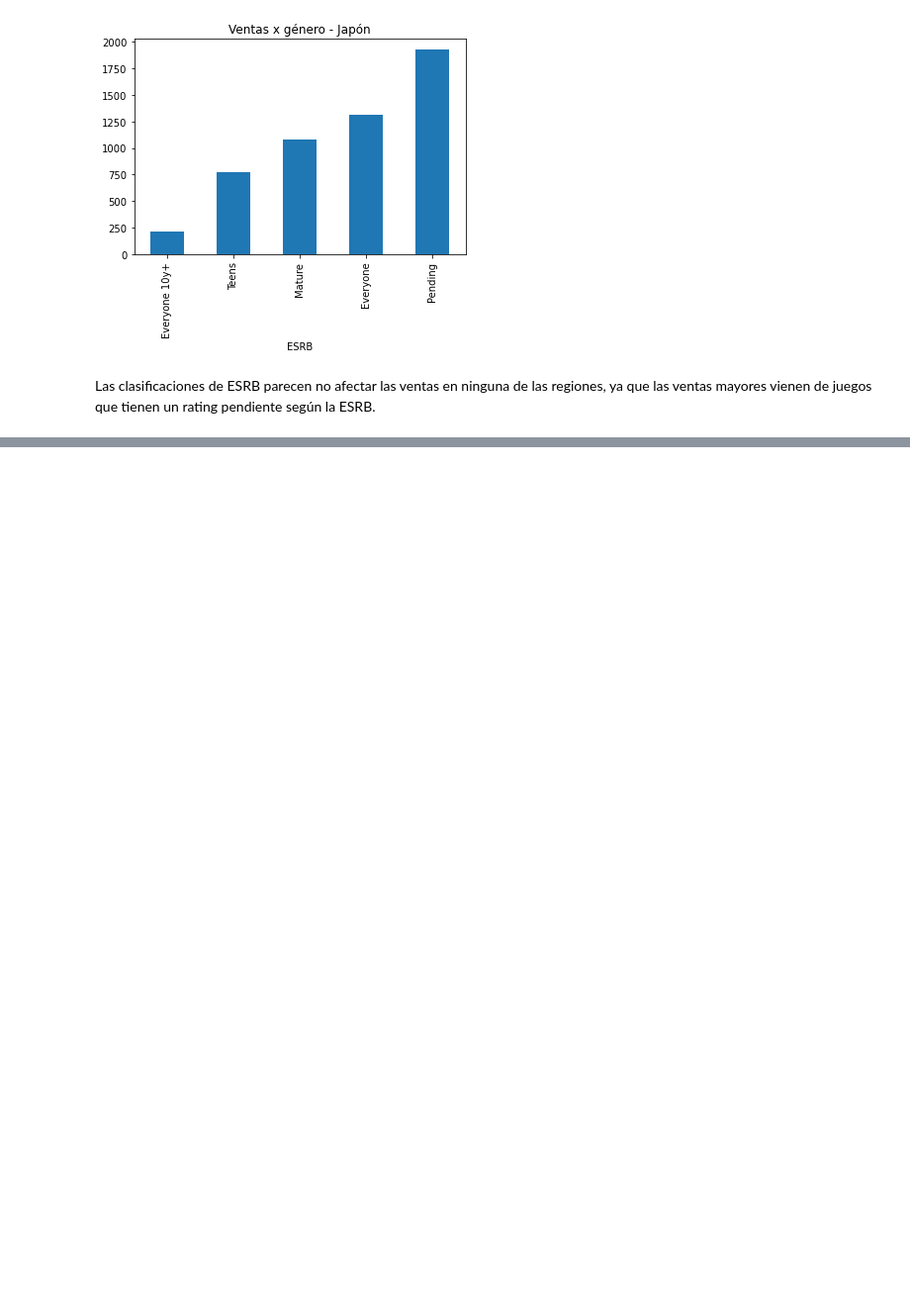
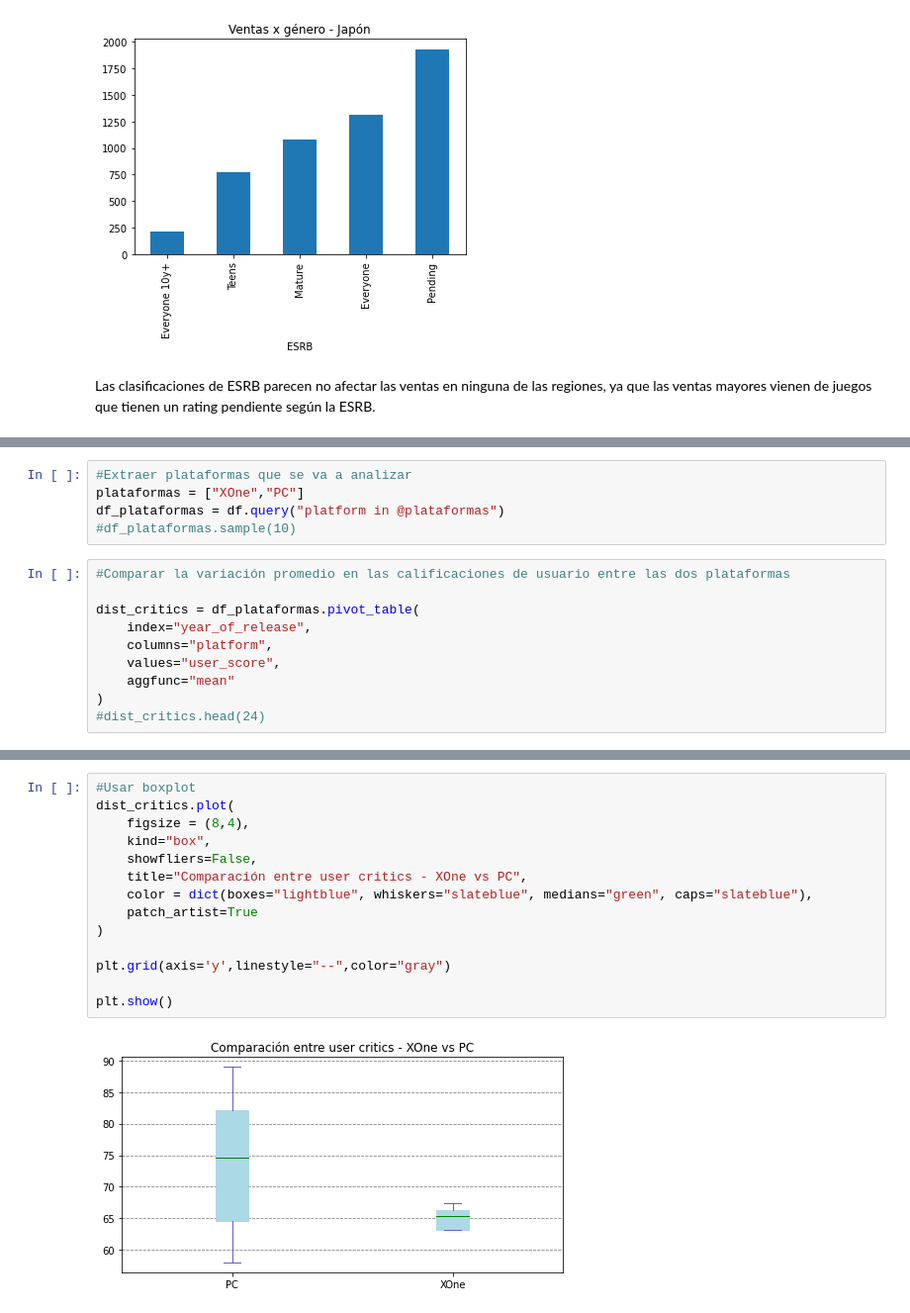
Before and after one commit to latostadorano/tt_s6_games, a Jupyter notebook: 03_analisis.ipynb, the cells around one changed output, grey strips where cells are left out. Shown at 99% size. Saved outputs shown, nothing was run; the diff lists cells and outputs as text; blank space fills up the shorter version.

Commit message:
XOne vs Pc - User score

```diff
--- a/03_analisis.ipynb
+++ b/03_analisis.ipynb
@@ -612,0 +618,15 @@ Las clasificaciones de ESRB parecen no afectar las ventas en ninguna de las regi
+# %%
+#Extraer plataformas que se va a analizar
+plataformas = ["XOne","PC"]
+df_plataformas = df.query("platform in @plataformas")
+#df_plataformas.sample(10)
+# %%
+#Comparar la variación promedio en las calificaciones de usuario entre las dos plataformas
+
+dist_critics = df_plataformas.pivot_table(
+    index="year_of_release",
+    columns="platform",
+    values="user_score",
+    aggfunc="mean"
+)
+#dist_critics.head(24)
@@ -612,0 +645,16 @@ Las clasificaciones de ESRB parecen no afectar las ventas en ninguna de las regi
+# %%
+#Usar boxplot
+dist_critics.plot(
+    figsize = (8,4),
+    kind="box",
+    showfliers=False,
+    title="Comparación entre user critics - XOne vs PC",
+    color = dict(boxes="lightblue", whiskers="slateblue", medians="green", caps="slateblue"),
+    patch_artist=True
+)
+
+plt.grid(axis='y',linestyle="--",color="gray")
+
+plt.show()
+# %% [output]
+[figure, added]
```
Also changed, not shown: parts of 8 cells of this notebook.
